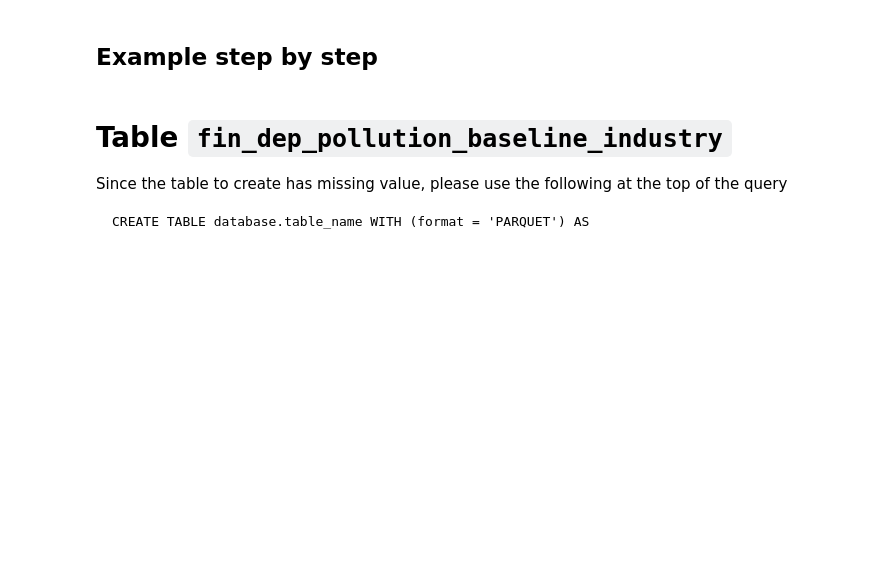
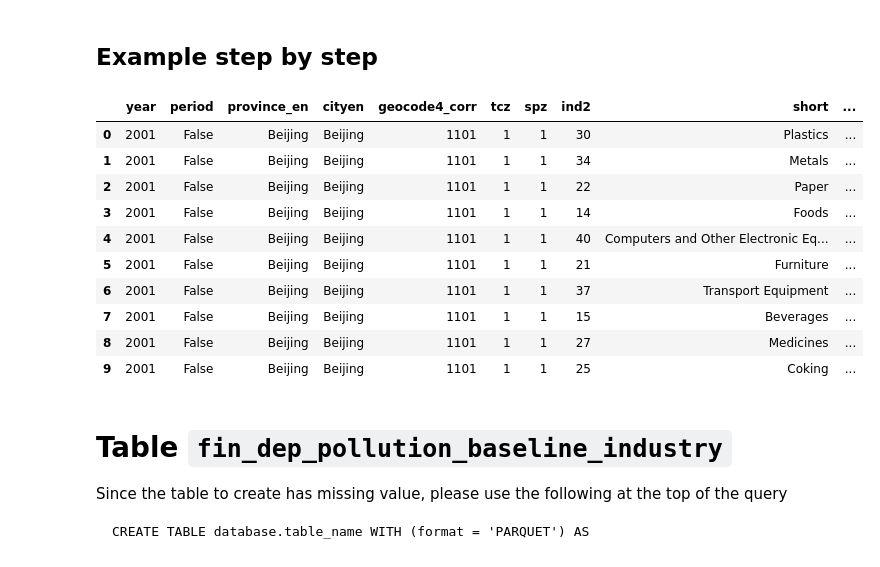
Before and after one commit to thomaspernet/pollution_credit_constraint, a Jupyter notebook: 01_data_preprocessing/02_transform_tables/00_credit_constraint_industry.ipynb, the cells around one changed output. Cells and saved outputs as stored; diff of their text form; code cells hidden in the pictures; blank space fills up the shorter version.

```diff
--- a/01_data_preprocessing/02_transform_tables/00_credit_constraint_industry.ipynb
+++ b/01_data_preprocessing/02_transform_tables/00_credit_constraint_industry.ipynb
@@ -488,38 +490,46 @@ FROM
   AND aggregate_pol.year = agg_output.year
 
   LEFT JOIN firms_survey.asif_industry_characteristics_ownership
     ON aggregate_pol.geocode4_corr = asif_industry_characteristics_ownership.geocode4_corr
     AND aggregate_pol.ind2 = asif_industry_characteristics_ownership.indu_2
   LEFT JOIN firms_survey.asif_city_characteristics_ownership
     ON aggregate_pol.geocode4_corr = asif_city_characteristics_ownership.geocode4_corr
   LEFT JOIN chinese_lookup.province_credit_constraint ON aggregate_pol.province_en = province_credit_constraint.Province
   LEFT JOIN (
     SELECT geocode4_corr, avg_ij_o_city_mandate, d_avg_ij_o_city_mandate
-FROM "policy"."china_spatial_relocation"
-INNER JOIN chinese_lookup.china_city_code_normalised ON china_spatial_relocation.citycn = china_city_code_normalised.citycn
- WHERE
-      extra_code = geocode4_corr
+    FROM "policy"."china_spatial_relocation"
     ) as relocation
     ON aggregate_pol.geocode4_corr = relocation.geocode4_corr
 WHERE
   tso2 > 0
   AND output > 0
   and capital > 0
   and employment > 0
   and current_ratio > 0
   and cashflow_to_tangible > 0
-  AND so2_intensity  > 0
   AND aggregate_pol.ind2 != '43'
   -- AND tfp_cit > 0
   LIMIT 10
 """
 output = s3.run_query(
                     query=query,
                     database=DatabaseName,
                     s3_output=s3_output_example,
     filename = 'example_1'
                 )
 output
+# %% [output]
+|  | year | period | province_en | cityen | geocode4_corr | tcz | spz | ind2 | short | ... |
+| 0 | 2001 | False | Beijing | Beijing | 1101 | 1 | 1 | 30 | Plastics | ... |
+| 1 | 2001 | False | Beijing | Beijing | 1101 | 1 | 1 | 34 | Metals | ... |
+| 2 | 2001 | False | Beijing | Beijing | 1101 | 1 | 1 | 22 | Paper | ... |
+| 3 | 2001 | False | Beijing | Beijing | 1101 | 1 | 1 | 14 | Foods | ... |
+| 4 | 2001 | False | Beijing | Beijing | 1101 | 1 | 1 | 40 | Computers and Other Electronic Eq... | ... |
+| 5 | 2001 | False | Beijing | Beijing | 1101 | 1 | 1 | 21 | Furniture | ... |
+| 6 | 2001 | False | Beijing | Beijing | 1101 | 1 | 1 | 37 | Transport Equipment | ... |
+| 7 | 2001 | False | Beijing | Beijing | 1101 | 1 | 1 | 15 | Beverages | ... |
+| 8 | 2001 | False | Beijing | Beijing | 1101 | 1 | 1 | 27 | Medicines | ... |
+| 9 | 2001 | False | Beijing | Beijing | 1101 | 1 | 1 | 25 | Coking | ... |
 # %% [markdown]
 # Table `fin_dep_pollution_baseline_industry`
 
```
Also changed, not shown: parts of 11 cells of this notebook, 4 other files.
